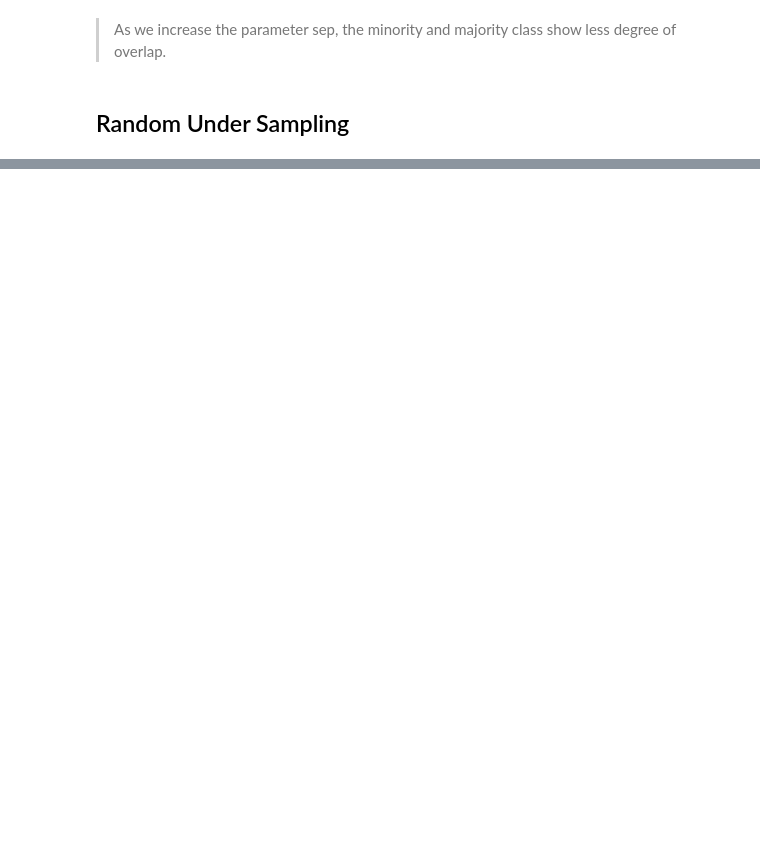
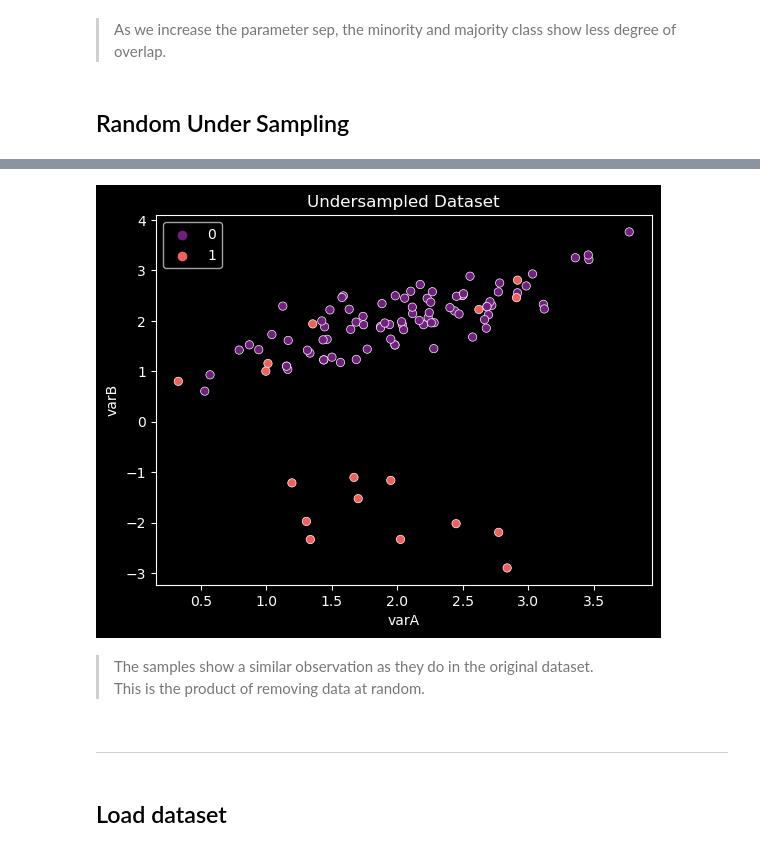
Before and after one commit to frantzalexander/machine_learning_studies, a Jupyter notebook: Machine Learning with Imbalanced Data/Under-sampling/Random Under-sampling.ipynb, the cells around one changed output, grey strips where cells are left out. Saved outputs shown, nothing was run; the diff lists cells and outputs as text; code cells hidden in the pictures; blank space fills up the shorter version.

```diff
--- a/Machine Learning with Imbalanced Data/Under-sampling/Random Under-sampling.ipynb
+++ b/Machine Learning with Imbalanced Data/Under-sampling/Random Under-sampling.ipynb
@@ -77,0 +125,22 @@ Name: count, dtype: int64
+# %%
+# Plot Under-sampled dataset
+
+sns.scatterplot(
+    data = X_resampled,
+    x = "varA",
+    y = "varB",
+    hue = y_resampled,
+    palette= "magma"
+)
+plt.title("Undersampled Dataset")
+plt.show();
+# %% [output]
+[figure, added]
+# %% [markdown]
+<blockquote>The samples show a similar observation as they do in the original dataset.
+
+This is the product of removing data at random.</blockquote>
+# %% [markdown]
+---
+# %% [markdown]
+## Load dataset
```
Also changed, not shown: parts of 28 cells of this notebook.
